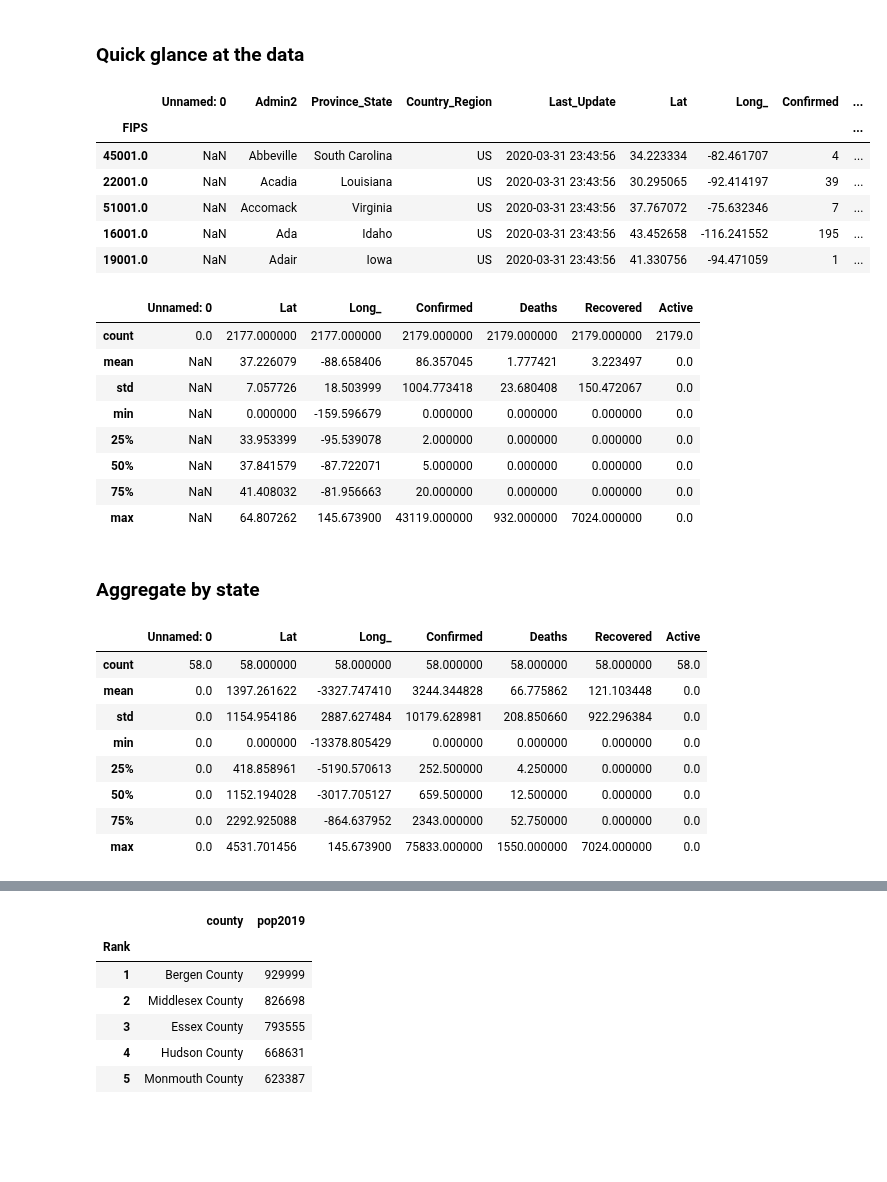
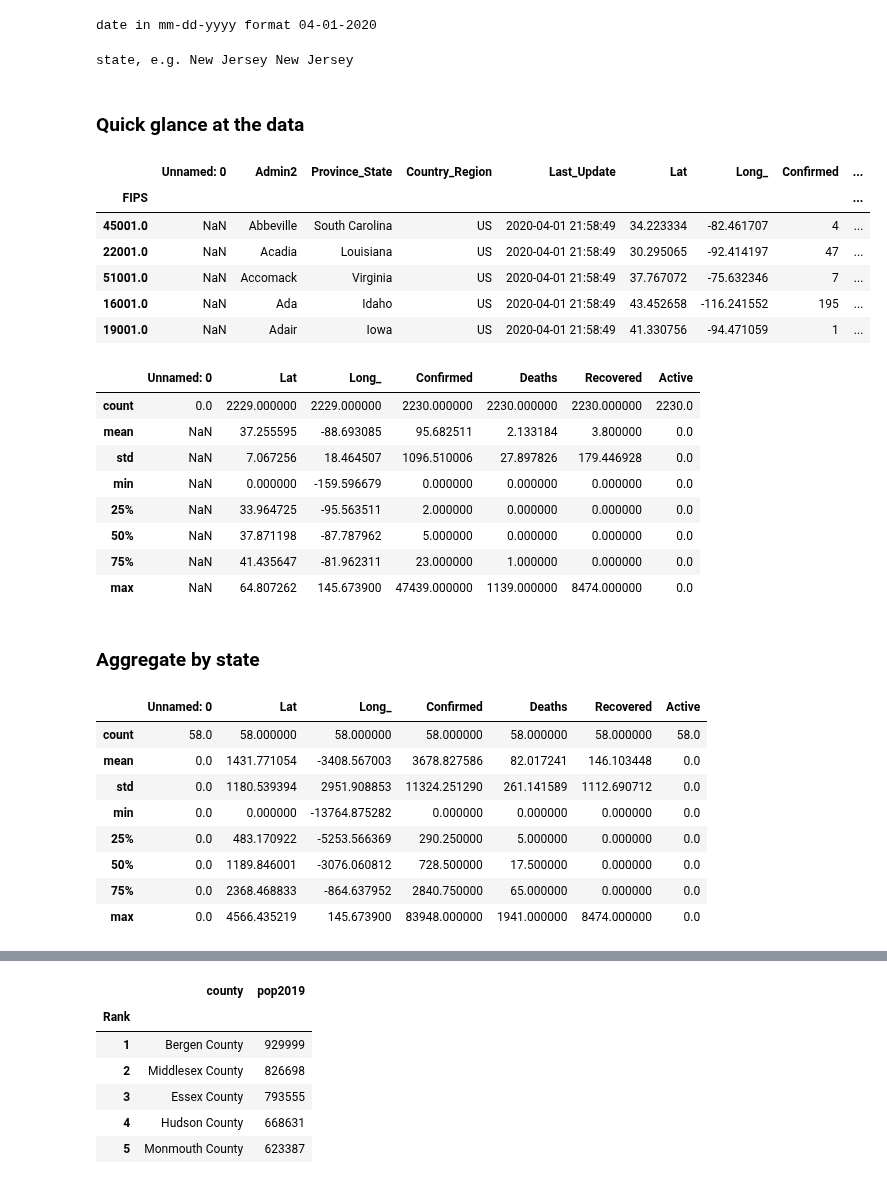
Before and after one commit to fm75/DS, a Jupyter notebook: analysis/covid-19-3-31-state.ipynb, the cells around one changed output, grey strips where cells are left out. Saved outputs shown, nothing was run; the diff lists cells and outputs as text; code cells hidden in the pictures; blank space fills up the shorter version.

```diff
--- a/analysis/covid-19-3-31-state.ipynb
+++ b/analysis/covid-19-3-31-state.ipynb
@@ -10,33 +10,41 @@ import pandas as pd
 import requests
 # %%
 pd.set_option('max_rows', 100)
+# %%
+date = input('date in mm-dd-yyyy format')
+# %% [output]
+date in mm-dd-yyyy format 04-01-2020
+# %%
+state = input('state, e.g. New Jersey')
+# %% [output]
+state, e.g. New Jersey New Jersey
 # %%
 url = 'https://github.com/CSSEGISandData/COVID-19/tree/master/csse_covid_19_data/csse_covid_19_daily_reports/03-31-2020.csv'
 # %% [markdown]
 ### Quick glance at the data
 # %%
-df = daily_snapshot('03-31-2020')
+df = daily_snapshot(date)
 df.head()
 # %% [output]
 |  | Unnamed: 0 | Admin2 | Province_State | Country_Region | Last_Update | Lat | Long_ | Confirmed | ... |
 | FIPS |  |  |  |  |  |  |  |  | ... |
-| 45001.0 | NaN | Abbeville | South Carolina | US | 2020-03-31 23:43:56 | 34.223334 | -82.461707 | 4 | ... |
-| 22001.0 | NaN | Acadia | Louisiana | US | 2020-03-31 23:43:56 | 30.295065 | -92.414197 | 39 | ... |
-| 51001.0 | NaN | Accomack | Virginia | US | 2020-03-31 23:43:56 | 37.767072 | -75.632346 | 7 | ... |
-| 16001.0 | NaN | Ada | Idaho | US | 2020-03-31 23:43:56 | 43.452658 | -116.241552 | 195 | ... |
-| 19001.0 | NaN | Adair | Iowa | US | 2020-03-31 23:43:56 | 41.330756 | -94.471059 | 1 | ... |
+| 45001.0 | NaN | Abbeville | South Carolina | US | 2020-04-01 21:58:49 | 34.223334 | -82.461707 | 4 | ... |
+| 22001.0 | NaN | Acadia | Louisiana | US | 2020-04-01 21:58:49 | 30.295065 | -92.414197 | 47 | ... |
+| 51001.0 | NaN | Accomack | Virginia | US | 2020-04-01 21:58:49 | 37.767072 | -75.632346 | 7 | ... |
+| 16001.0 | NaN | Ada | Idaho | US | 2020-04-01 21:58:49 | 43.452658 | -116.241552 | 195 | ... |
+| 19001.0 | NaN | Adair | Iowa | US | 2020-04-01 21:58:49 | 41.330756 | -94.471059 | 1 | ... |
 # %%
 df[df.Country_Region=='US'].describe()
 # %% [output]
 |  | Unnamed: 0 | Lat | Long_ | Confirmed | Deaths | Recovered | Active |
-| count | 0.0 | 2177.000000 | 2177.000000 | 2179.000000 | 2179.000000 | 2179.000000 | 2179.0 |
-| mean | NaN | 37.226079 | -88.658406 | 86.357045 | 1.777421 | 3.223497 | 0.0 |
-| std | NaN | 7.057726 | 18.503999 | 1004.773418 | 23.680408 | 150.472067 | 0.0 |
+| count | 0.0 | 2229.000000 | 2229.000000 | 2230.000000 | 2230.000000 | 2230.000000 | 2230.0 |
+| mean | NaN | 37.255595 | -88.693085 | 95.682511 | 2.133184 | 3.800000 | 0.0 |
+| std | NaN | 7.067256 | 18.464507 | 1096.510006 | 27.897826 | 179.446928 | 0.0 |
 | min | NaN | 0.000000 | -159.596679 | 0.000000 | 0.000000 | 0.000000 | 0.0 |
-| 25% | NaN | 33.953399 | -95.539078 | 2.000000 | 0.000000 | 0.000000 | 0.0 |
-| 50% | NaN | 37.841579 | -87.722071 | 5.000000 | 0.000000 | 0.000000 | 0.0 |
-| 75% | NaN | 41.408032 | -81.956663 | 20.000000 | 0.000000 | 0.000000 | 0.0 |
-| max | NaN | 64.807262 | 145.673900 | 43119.000000 | 932.000000 | 7024.000000 | 0.0 |
+| 25% | NaN | 33.964725 | -95.563511 | 2.000000 | 0.000000 | 0.000000 | 0.0 |
+| 50% | NaN | 37.871198 | -87.787962 | 5.000000 | 0.000000 | 0.000000 | 0.0 |
+| 75% | NaN | 41.435647 | -81.962311 | 23.000000 | 1.000000 | 0.000000 | 0.0 |
+| max | NaN | 64.807262 | 145.673900 | 47439.000000 | 1139.000000 | 8474.000000 | 0.0 |
 # %% [markdown]
 ### Aggregate by state
 # %%
@@ -46,13 +54,13 @@ state_totals.describe()
 # %% [output]
 |  | Unnamed: 0 | Lat | Long_ | Confirmed | Deaths | Recovered | Active |
 | count | 58.0 | 58.000000 | 58.000000 | 58.000000 | 58.000000 | 58.000000 | 58.0 |
-| mean | 0.0 | 1397.261622 | -3327.747410 | 3244.344828 | 66.775862 | 121.103448 | 0.0 |
-| std | 0.0 | 1154.954186 | 2887.627484 | 10179.628981 | 208.850660 | 922.296384 | 0.0 |
-| min | 0.0 | 0.000000 | -13378.805429 | 0.000000 | 0.000000 | 0.000000 | 0.0 |
-| 25% | 0.0 | 418.858961 | -5190.570613 | 252.500000 | 4.250000 | 0.000000 | 0.0 |
-| 50% | 0.0 | 1152.194028 | -3017.705127 | 659.500000 | 12.500000 | 0.000000 | 0.0 |
-| 75% | 0.0 | 2292.925088 | -864.637952 | 2343.000000 | 52.750000 | 0.000000 | 0.0 |
-| max | 0.0 | 4531.701456 | 145.673900 | 75833.000000 | 1550.000000 | 7024.000000 | 0.0 |
+| mean | 0.0 | 1431.771054 | -3408.567003 | 3678.827586 | 82.017241 | 146.103448 | 0.0 |
+| std | 0.0 | 1180.539394 | 2951.908853 | 11324.251290 | 261.141589 | 1112.690712 | 0.0 |
+| min | 0.0 | 0.000000 | -13764.875282 | 0.000000 | 0.000000 | 0.000000 | 0.0 |
+| 25% | 0.0 | 483.170922 | -5253.566369 | 290.250000 | 5.000000 | 0.000000 | 0.0 |
+| 50% | 0.0 | 1189.846001 | -3076.060812 | 728.500000 | 17.500000 | 0.000000 | 0.0 |
+| 75% | 0.0 | 2368.468833 | -864.637952 | 2840.750000 | 65.000000 | 0.000000 | 0.0 |
+| max | 0.0 | 4566.435219 | 145.673900 | 83948.000000 | 1941.000000 | 8474.000000 | 0.0 |
 # %%
 state = 'New Jersey'
 state_covid = df[df.Province_State == state]
```
Also changed, not shown: parts of 8 cells of this notebook.
